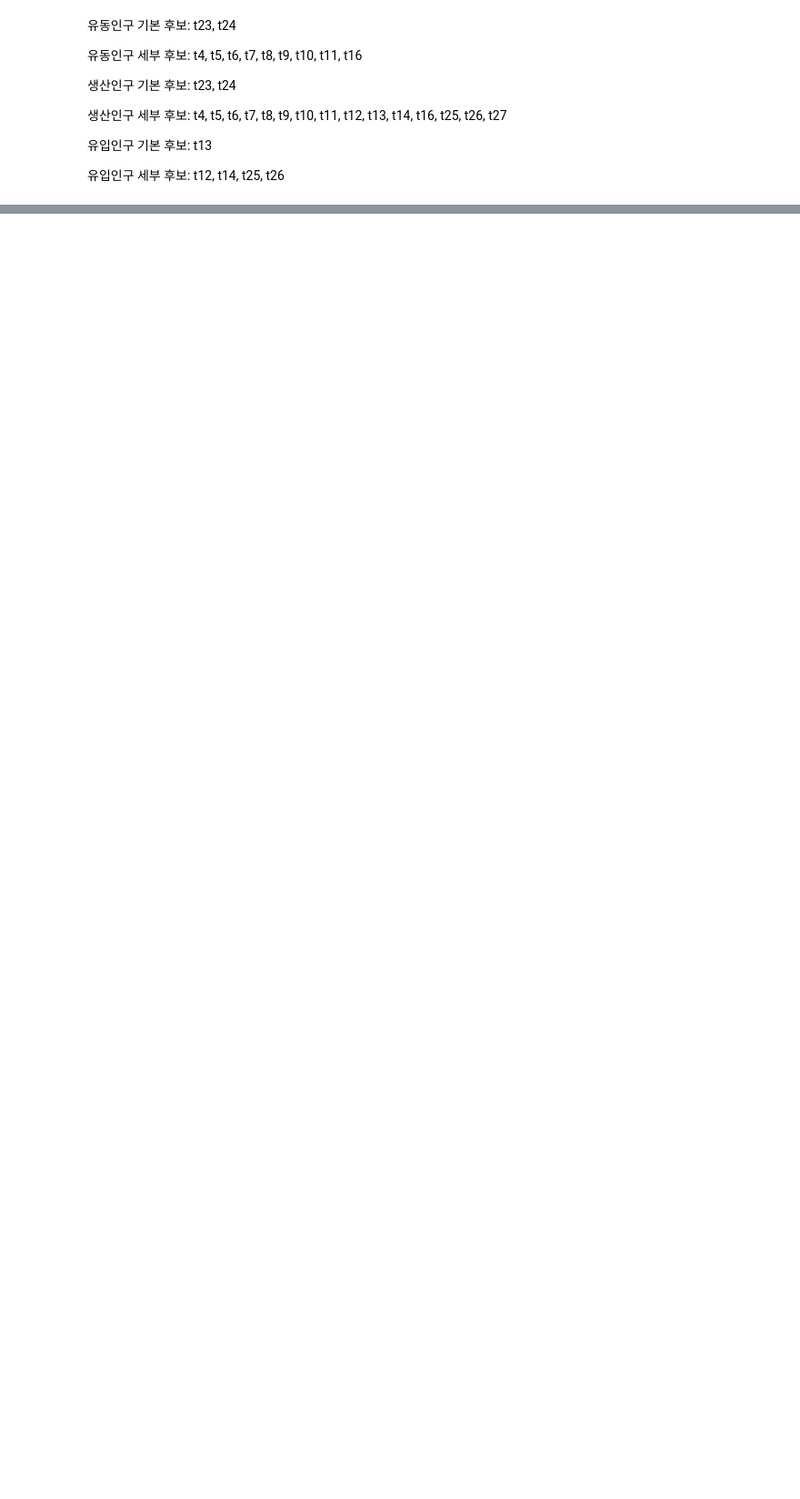
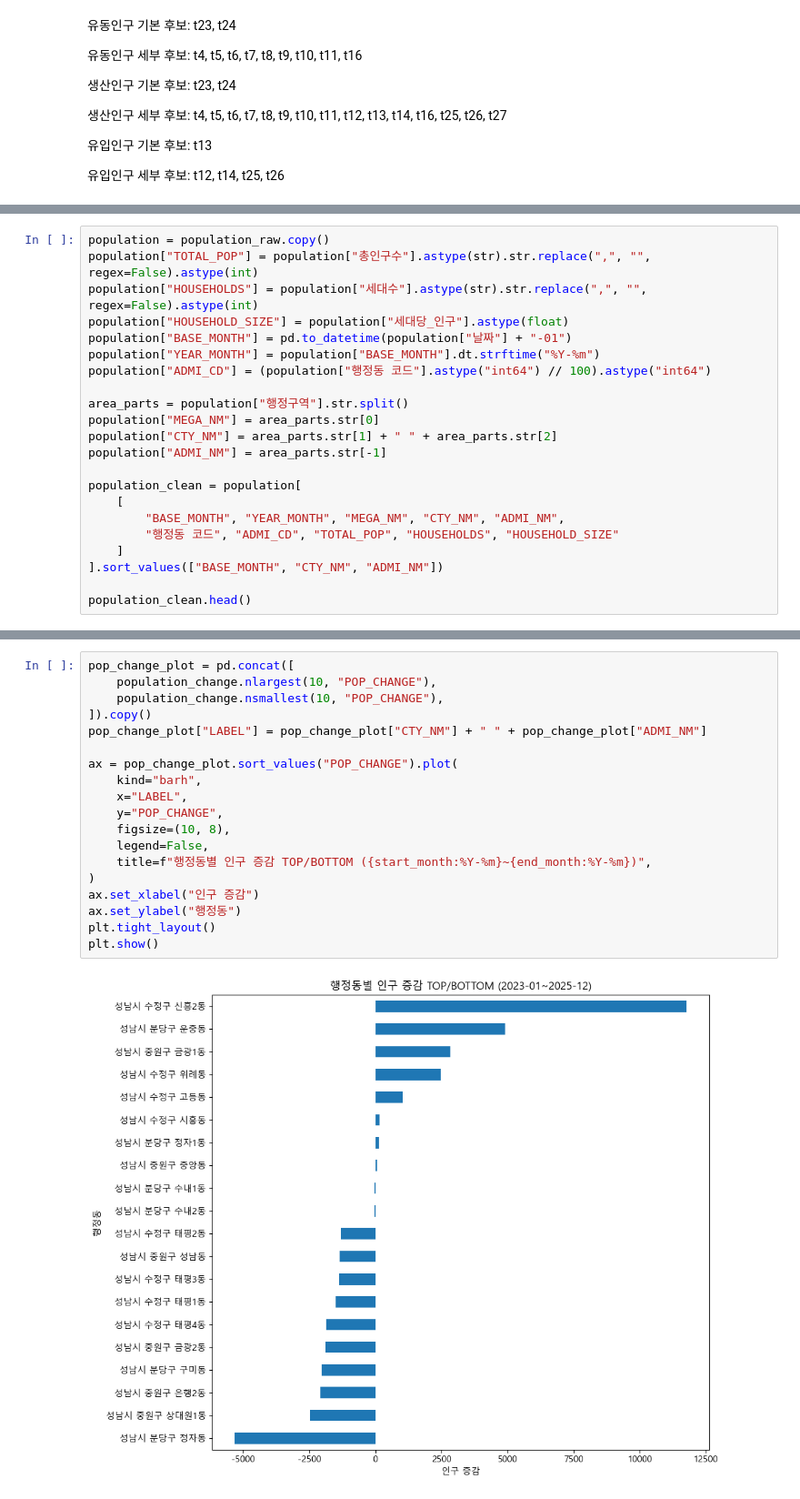
Before and after one commit to bulsajo1/final_project, a Jupyter notebook: Jiryun/my_eda.ipynb, the cells around one changed output, grey strips where cells are left out. Shown at 91% size. Saved outputs shown, nothing was run; the diff lists cells and outputs as text; blank space fills up the shorter version.

```diff
--- a/Jiryun/my_eda.ipynb
+++ b/Jiryun/my_eda.ipynb
@@ -102,0 +884,22 @@ t24.head()
+# %%
+population = population_raw.copy()
+population["TOTAL_POP"] = population["총인구수"].astype(str).str.replace(",", "", regex=False).astype(int)
+population["HOUSEHOLDS"] = population["세대수"].astype(str).str.replace(",", "", regex=False).astype(int)
+population["HOUSEHOLD_SIZE"] = population["세대당_인구"].astype(float)
+population["BASE_MONTH"] = pd.to_datetime(population["날짜"] + "-01")
+population["YEAR_MONTH"] = population["BASE_MONTH"].dt.strftime("%Y-%m")
+population["ADMI_CD"] = (population["행정동 코드"].astype("int64") // 100).astype("int64")
+
+area_parts = population["행정구역"].str.split()
+population["MEGA_NM"] = area_parts.str[0]
+population["CTY_NM"] = area_parts.str[1] + " " + area_parts.str[2]
+population["ADMI_NM"] = area_parts.str[-1]
+
+population_clean = population[
+    [
+        "BASE_MONTH", "YEAR_MONTH", "MEGA_NM", "CTY_NM", "ADMI_NM",
+        "행정동 코드", "ADMI_CD", "TOTAL_POP", "HOUSEHOLDS", "HOUSEHOLD_SIZE"
+    ]
+].sort_values(["BASE_MONTH", "CTY_NM", "ADMI_NM"])
+
+population_clean.head()
@@ -102,0 +1125,21 @@ t24.head()
+# %%
+pop_change_plot = pd.concat([
+    population_change.nlargest(10, "POP_CHANGE"),
+    population_change.nsmallest(10, "POP_CHANGE"),
+]).copy()
+pop_change_plot["LABEL"] = pop_change_plot["CTY_NM"] + " " + pop_change_plot["ADMI_NM"]
+
+ax = pop_change_plot.sort_values("POP_CHANGE").plot(
+    kind="barh",
+    x="LABEL",
+    y="POP_CHANGE",
+    figsize=(10, 8),
+    legend=False,
+    title=f"행정동별 인구 증감 TOP/BOTTOM ({start_month:%Y-%m}~{end_month:%Y-%m})",
+)
+ax.set_xlabel("인구 증감")
+ax.set_ylabel("행정동")
+plt.tight_layout()
+plt.show()
+# %% [output]
+[figure, added]
```
Also changed, not shown: parts of 141 cells of this notebook, 1 other file.
